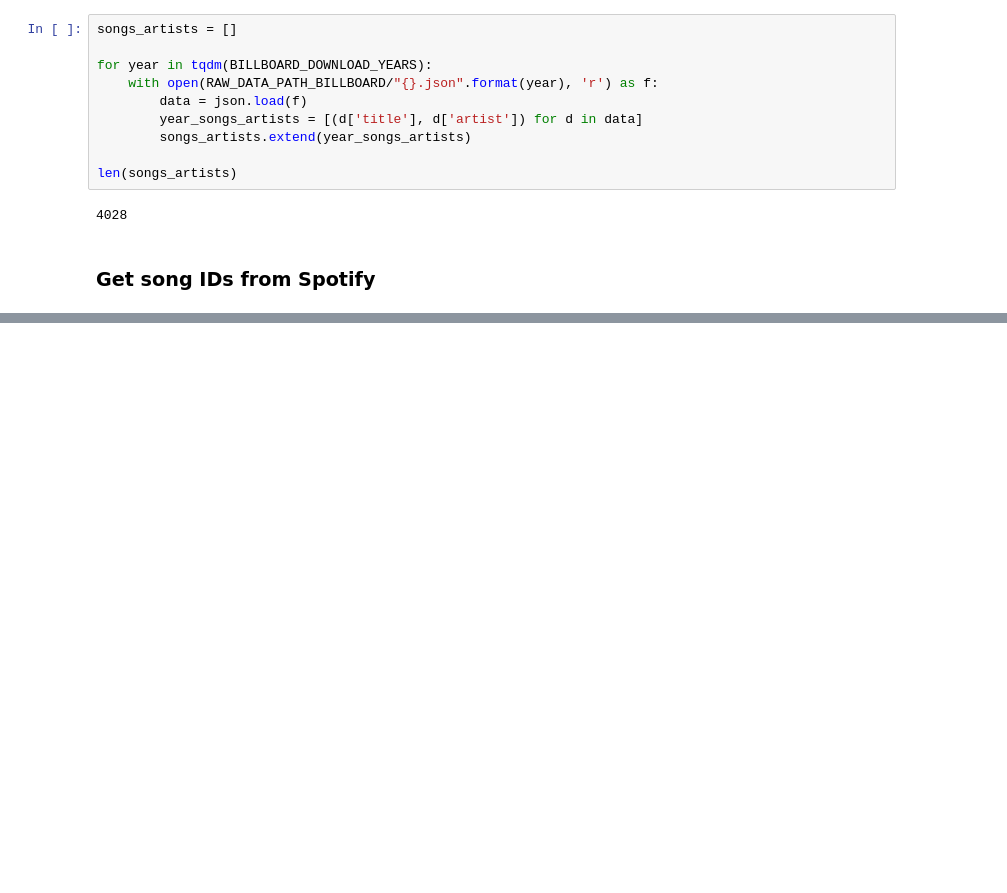
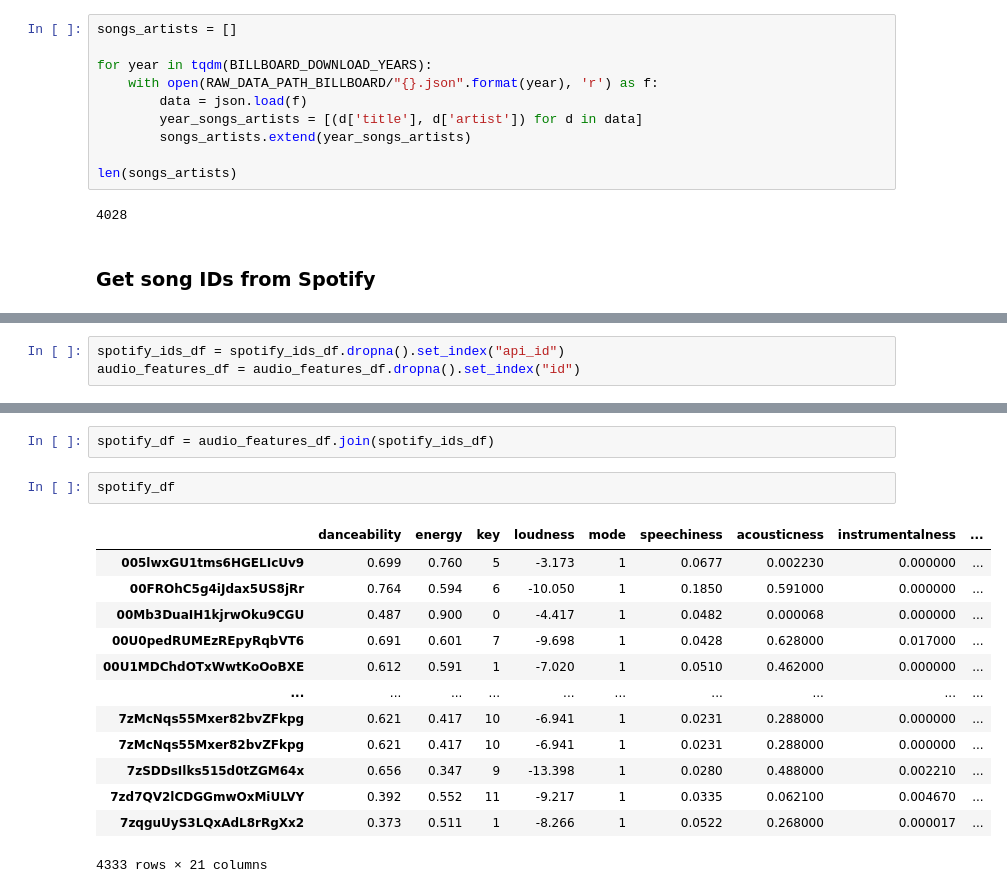
Before and after one commit to limagbz/top_billboard_songs_spotify, a Jupyter notebook: 1 - Data Acquisition.ipynb, the cells around one changed output, grey strips where cells are left out. Saved outputs shown, nothing was run; the diff lists cells and outputs as text; blank space fills up the shorter version.

```diff
--- a/1 - Data Acquisition.ipynb
+++ b/1 - Data Acquisition.ipynb
@@ -119,0 +244,3 @@ teste
+# %%
+spotify_ids_df = spotify_ids_df.dropna().set_index("api_id")
+audio_features_df = audio_features_df.dropna().set_index("id")
@@ -119,0 +278,18 @@ teste
+# %%
+spotify_df = audio_features_df.join(spotify_ids_df)
+# %%
+spotify_df
+# %% [output]
+|  | danceability | energy | key | loudness | mode | speechiness | acousticness | instrumentalness | ... |
+| 005lwxGU1tms6HGELIcUv9 | 0.699 | 0.760 | 5 | -3.173 | 1 | 0.0677 | 0.002230 | 0.000000 | ... |
+| 00FROhC5g4iJdax5US8jRr | 0.764 | 0.594 | 6 | -10.050 | 1 | 0.1850 | 0.591000 | 0.000000 | ... |
+| 00Mb3DuaIH1kjrwOku9CGU | 0.487 | 0.900 | 0 | -4.417 | 1 | 0.0482 | 0.000068 | 0.000000 | ... |
+| 00U0pedRUMEzREpyRqbVT6 | 0.691 | 0.601 | 7 | -9.698 | 1 | 0.0428 | 0.628000 | 0.017000 | ... |
+| 00U1MDChdOTxWwtKoOoBXE | 0.612 | 0.591 | 1 | -7.020 | 1 | 0.0510 | 0.462000 | 0.000000 | ... |
+| ... | ... | ... | ... | ... | ... | ... | ... | ... | ... |
+| 7zMcNqs55Mxer82bvZFkpg | 0.621 | 0.417 | 10 | -6.941 | 1 | 0.0231 | 0.288000 | 0.000000 | ... |
+| 7zMcNqs55Mxer82bvZFkpg | 0.621 | 0.417 | 10 | -6.941 | 1 | 0.0231 | 0.288000 | 0.000000 | ... |
+| 7zSDDsIlks515d0tZGM64x | 0.656 | 0.347 | 9 | -13.398 | 1 | 0.0280 | 0.488000 | 0.002210 | ... |
+| 7zd7QV2lCDGGmwOxMiULVY | 0.392 | 0.552 | 11 | -9.217 | 1 | 0.0335 | 0.062100 | 0.004670 | ... |
+| 7zqguUyS3LQxAdL8rRgXx2 | 0.373 | 0.511 | 1 | -8.266 | 1 | 0.0522 | 0.268000 | 0.000017 | ... |
+4333 rows × 21 columns
```
Also changed, not shown: parts of 27 cells of this notebook, 6 other files.
